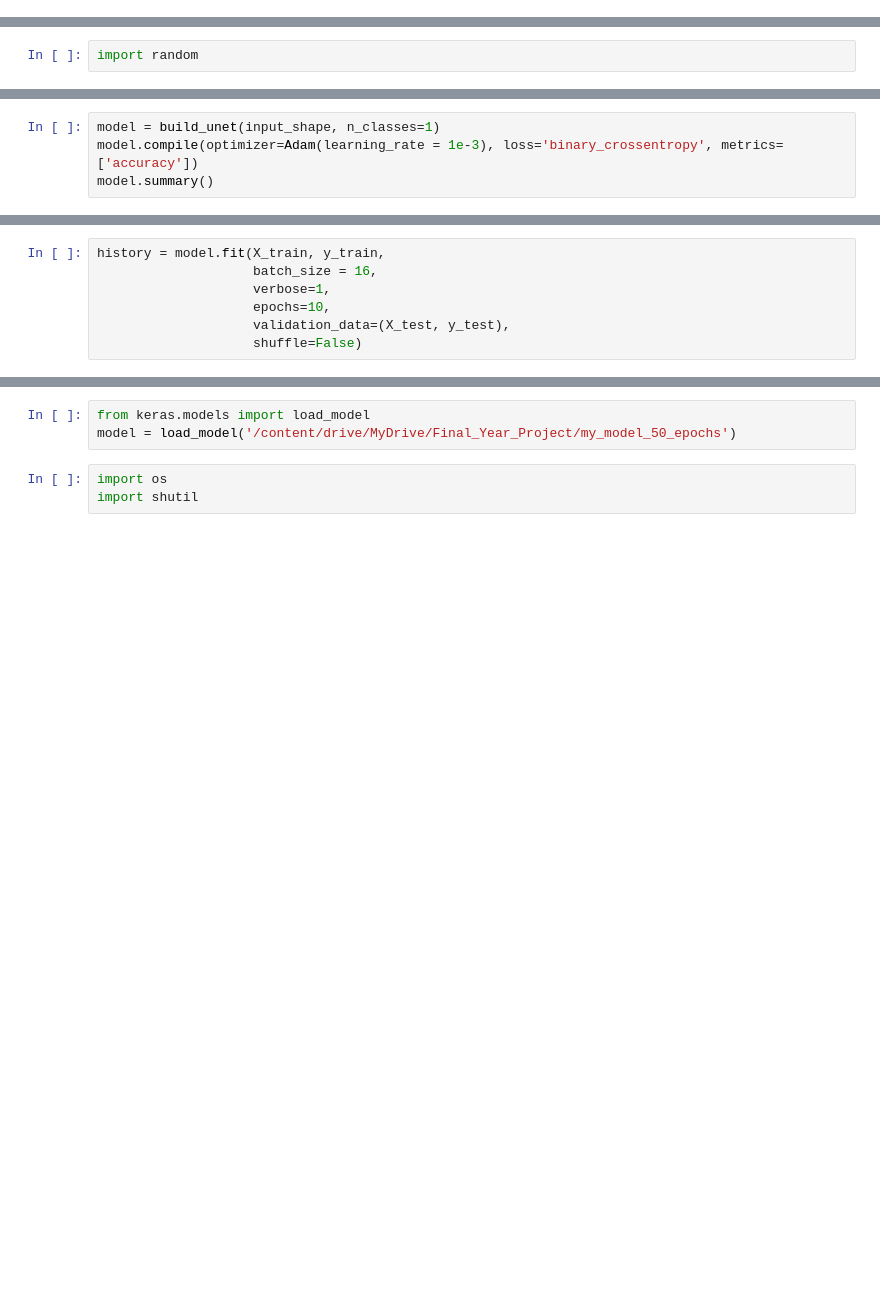
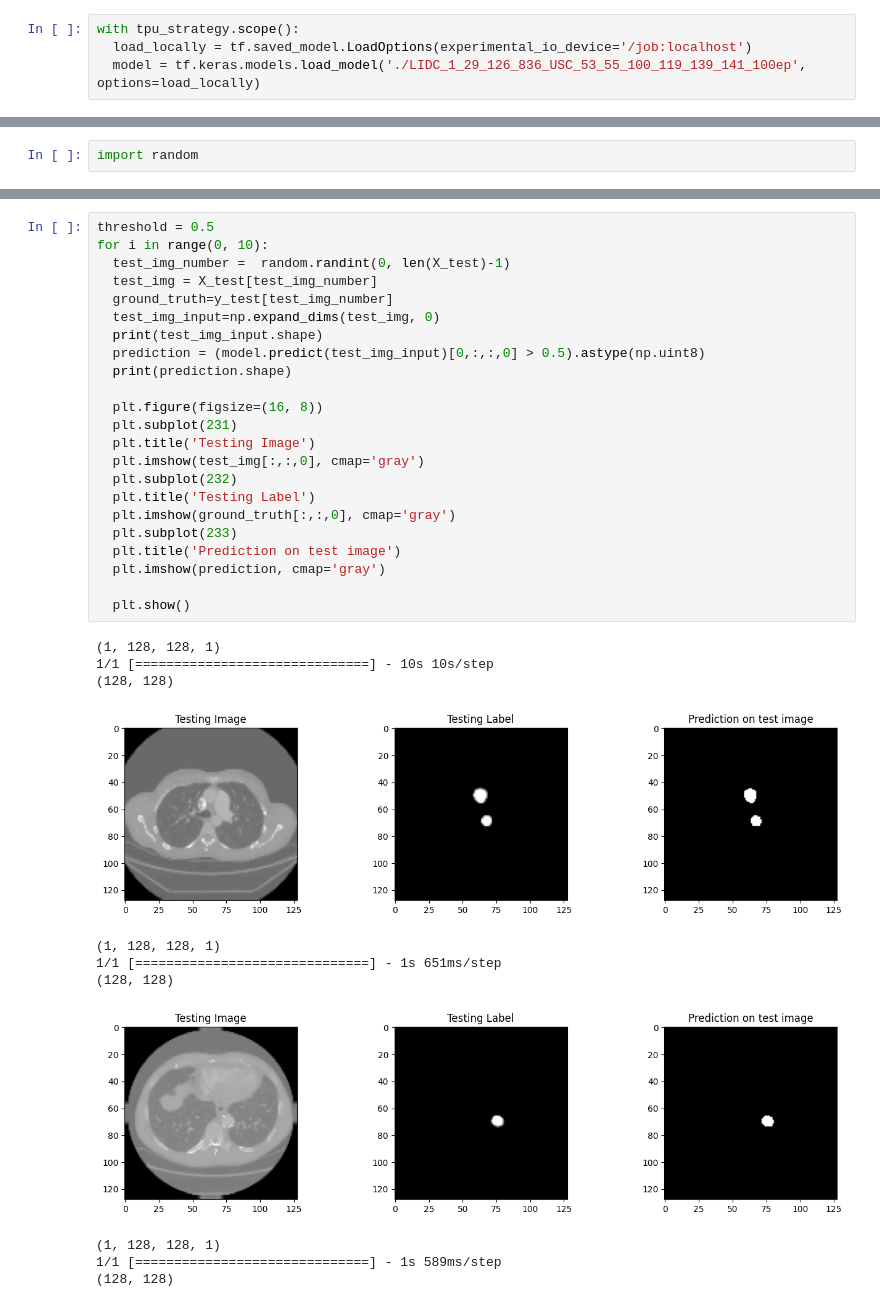
Before and after one commit to fionnwhelan/Aorta_Segmentation, a Jupyter notebook: CT_Segmentation_Greyscale.ipynb, the cells around one changed output, grey strips where cells are left out. Saved outputs shown, nothing was run; the diff lists cells and outputs as text; blank space fills up the shorter version.

```diff
--- a/CT_Segmentation_Greyscale.ipynb
+++ b/CT_Segmentation_Greyscale.ipynb
@@ -129,0 +594,4 @@ X_train, X_test, y_train, y_test = train_test_split(image_dataset, mask_dataset,
+# %%
+with tpu_strategy.scope():
+  load_locally = tf.saved_model.LoadOptions(experimental_io_device='/job:localhost')
+  model = tf.keras.models.load_model('./LIDC_1_29_126_836_USC_53_55_100_119_139_141_100ep', options=load_locally)
@@ -237,4 +673,0 @@ input_shape = (IMG_HEIGHT, IMG_WIDTH, IMG_CHANNELS)
-# %%
-model = build_unet(input_shape, n_classes=1)
-model.compile(optimizer=Adam(learning_rate = 1e-3), loss='binary_crossentropy', metrics=['accuracy'])
-model.summary()
@@ -259,7 +673,0 @@ ________________________________________________________________________________
-# %%
-history = model.fit(X_train, y_train,
-                    batch_size = 16,
-                    verbose=1,
-                    epochs=10,
-                    validation_data=(X_test, y_test),
-                    shuffle=False)
@@ -292,6 +674,35 @@ WARNING:absl:Found untraced functions such as _jit_compiled_convolution_op, _jit
-# %%
-from keras.models import load_model
-model = load_model('/content/drive/MyDrive/Final_Year_Project/my_model_50_epochs')
-# %%
-import os
-import shutil
+# %%
+threshold = 0.5
+for i in range(0, 10):
+  test_img_number =  random.randint(0, len(X_test)-1)
+  test_img = X_test[test_img_number]
+  ground_truth=y_test[test_img_number]
+  test_img_input=np.expand_dims(test_img, 0)
+  print(test_img_input.shape)
+  prediction = (model.predict(test_img_input)[0,:,:,0] > 0.5).astype(np.uint8)
+  print(prediction.shape)
+
+  plt.figure(figsize=(16, 8))
+  plt.subplot(231)
+  plt.title('Testing Image')
+  plt.imshow(test_img[:,:,0], cmap='gray')
+  plt.subplot(232)
+  plt.title('Testing Label')
+  plt.imshow(ground_truth[:,:,0], cmap='gray')
+  plt.subplot(233)
+  plt.title('Prediction on test image')
+  plt.imshow(prediction, cmap='gray')
+
+  plt.show()
+# %% [output]
+(1, 128, 128, 1)
+1/1 [==============================] - 10s 10s/step
+(128, 128)
+[figure, added]
+(1, 128, 128, 1)
+1/1 [==============================] - 1s 651ms/step
+(128, 128)
+[figure, added]
+(1, 128, 128, 1)
+1/1 [==============================] - 1s 589ms/step
+(128, 128)
```
Also changed, not shown: parts of 137 cells of this notebook.
